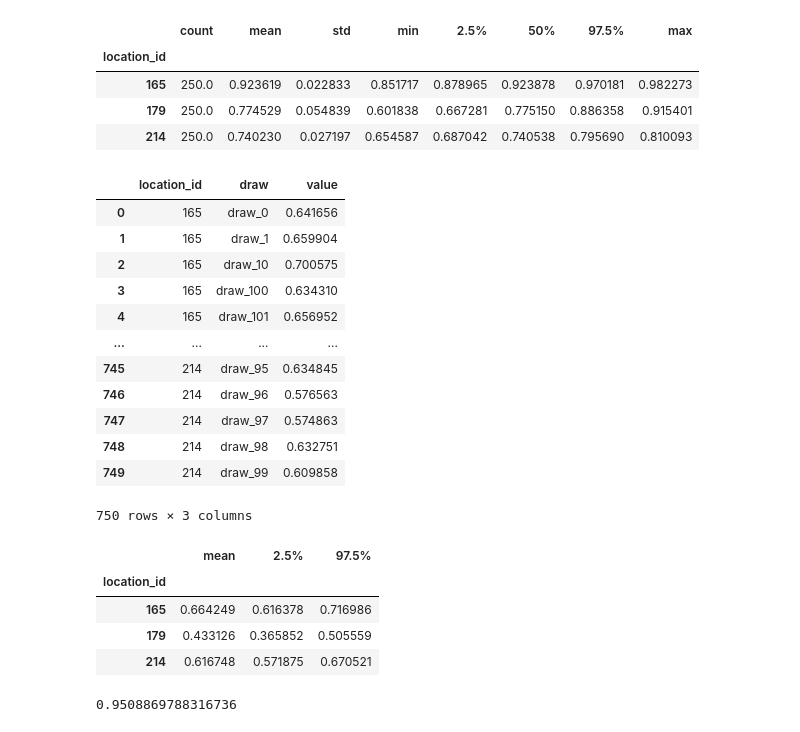
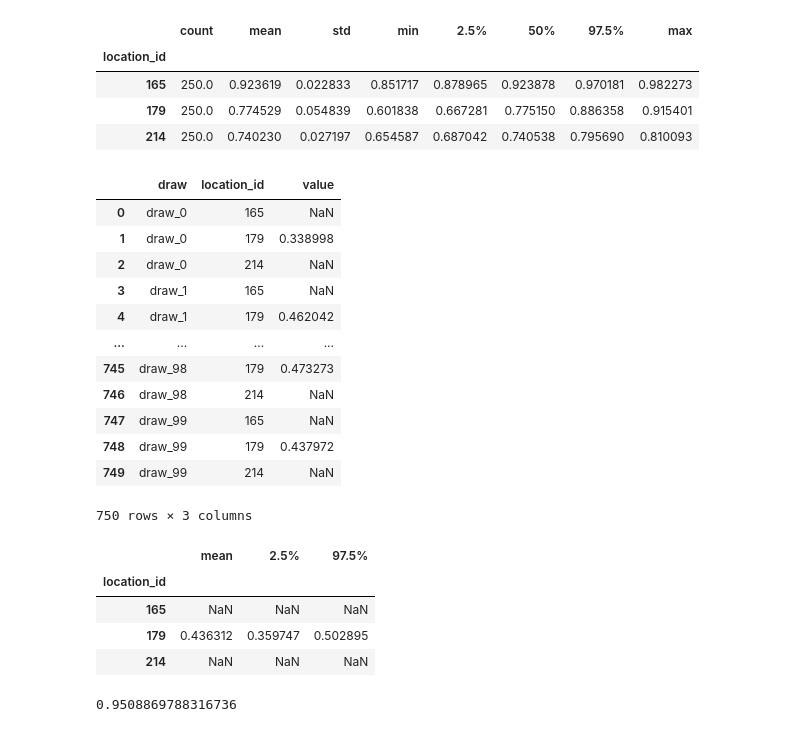
Before and after one commit to ihmeuw/vivarium_gates_mncnh, a Jupyter notebook: src/vivarium_gates_mncnh/data/ifa_mms_gestation_shifts/ifa_gestational_age_shifts.ipynb, the cells around one changed output. Saved outputs shown, nothing was run; the diff lists cells and outputs as text; code cells hidden in the pictures.

```diff
--- a/src/vivarium_gates_mncnh/data/ifa_mms_gestation_shifts/ifa_gestational_age_shifts.ipynb
+++ b/src/vivarium_gates_mncnh/data/ifa_mms_gestation_shifts/ifa_gestational_age_shifts.ipynb
@@ -68,13 +66,24 @@ def load_ifa(artifact):
 # %%
-# TODO: use artifact data (key IFA_SUPPLEMENTATION.COVERAGE)
+# use artifact data for ifa instead (key IFA_SUPPLEMENTATION.COVERAGE)
+# can skip this, if we need population level coverage of IFA, can multiply csv above and the artifact ANC
+# or choose cat2 and note the definiton - that its among ANC attendees
 
-ifa_ethiopia = art_ethiopia.load('risk_factor.iron_folic_acid_supplementation.coverage') #.stack().reset_index()
-#ifa_ethiopia["location_id"] = 179
-ifa_nigeria = art_nigeria.load('risk_factor.iron_folic_acid_supplementation.coverage') #.stack().reset_index()
+
+
+ifa_ethiopia = art_ethiopia.load('risk_factor.iron_folic_acid_supplementation.coverage').rename_axis("draw", axis=1).stack().rename("value").reset_index()
+ifa_ethiopia["location_id"] = 179
+#ifa_nigeria = art_nigeria.load('risk_factor.iron_folic_acid_supplementation.coverage').rename_axis("draw", axis=1).stack().rename("value").reset_index()
 #ifa_nigeria["location_id"] = 214
-ifa_pakistan = art_pakistan.load('risk_factor.iron_folic_acid_supplementation.coverage') #.stack().reset_index()
+#ifa_pakistan = art_pakistan.load('risk_factor.iron_folic_acid_supplementation.coverage').rename_axis("draw", axis=1).stack().rename("value").reset_index()
 #ifa_pakistan["location_id"] = 165
 
-pd.concat([ifa_ethiopia, ifa_nigeria, ifa_pakistan])
-art_ethiopia.load('risk_factor.iron_folic_acid_supplementation.coverage').reset_index(level="location_id")
+#pd.concat([ifa_ethiopia, ifa_nigeria, ifa_pakistan])
+ifa_art = ifa_ethiopia
+ifa_art = ifa_art[["location_id", "parameter", "draw", "value"]]
+ifa_art[ifa_art["parameter"] == "cat2"]
+ifa_art = ifa_art.set_index(['location_id','draw', "parameter"])
+ifa_art
+
+# one is covered (cat2) and one is uncovered
+# also could be defined among the entire population
 # %% [output]
@@ -118,3 +138,11 @@ anc_draws
 | 748 | draw_249 | 179 | 0.795187 |
 | 749 | draw_249 | 214 | 0.750475 |
 750 rows × 3 columns
+# %%
+# use artifact data for ANC1 instead (key 'covariate.antenatal_care_1_visit_coverage_proportion.estimate')
+anc_ethiopia = art_ethiopia.load('covariate.antenatal_care_1_visit_coverage_proportion.estimate').rename_axis("draw", axis=1).stack().rename("value").reset_index()
+anc_ethiopia["location_id"] = 179
+anc_art = anc_ethiopia
+anc_art = anc_art[["draw", "location_id", "value"]]
+anc_art = anc_art.set_index(list(anc_art.columns[:-1]))
+anc_art
@@ -127,30 +170,31 @@ anc_draws.groupby(['location_id'])['value'].describe(percentiles=[0.025,0.975])
 | 179 | 250.0 | 0.774529 | 0.054839 | 0.601838 | 0.667281 | 0.775150 | 0.886358 | 0.915401 |
 | 214 | 250.0 | 0.740230 | 0.027197 | 0.654587 | 0.687042 | 0.740538 | 0.795690 | 0.810093 |
 # %%
-baseline_ifa = (ifa.set_index(['location_id','draw']) * anc_draws.set_index(['location_id','draw'])).reset_index()
+# Updated to anc_art, keep ifa (not ifa_art)
+baseline_ifa = (anc_art * ifa.set_index(["draw","location_id"])).reset_index()
 baseline_ifa
 # %% [output]
-|  | location_id | draw | value |
-| 0 | 165 | draw_0 | 0.641656 |
-| 1 | 165 | draw_1 | 0.659904 |
-| 2 | 165 | draw_10 | 0.700575 |
-| 3 | 165 | draw_100 | 0.634310 |
-| 4 | 165 | draw_101 | 0.656952 |
+|  | draw | location_id | value |
+| 0 | draw_0 | 165 | NaN |
+| 1 | draw_0 | 179 | 0.338998 |
+| 2 | draw_0 | 214 | NaN |
+| 3 | draw_1 | 165 | NaN |
+| 4 | draw_1 | 179 | 0.462042 |
 | ... | ... | ... | ... |
-| 745 | 214 | draw_95 | 0.634845 |
-| 746 | 214 | draw_96 | 0.576563 |
-| 747 | 214 | draw_97 | 0.574863 |
-| 748 | 214 | draw_98 | 0.632751 |
-| 749 | 214 | draw_99 | 0.609858 |
+| 745 | draw_98 | 179 | 0.473273 |
+| 746 | draw_98 | 214 | NaN |
+| 747 | draw_99 | 165 | NaN |
+| 748 | draw_99 | 179 | 0.437972 |
+| 749 | draw_99 | 214 | NaN |
 750 rows × 3 columns
 # %%
 baseline_ifa.groupby('location_id')['value'].describe(percentiles=[0.025,0.975]).filter(['mean','2.5%','97.5%'])
 # %% [output]
 |  | mean | 2.5% | 97.5% |
 | location_id |  |  |  |
-| 165 | 0.664249 | 0.616378 | 0.716986 |
-| 179 | 0.433126 | 0.365852 | 0.505559 |
-| 214 | 0.616748 | 0.571875 | 0.670521 |
+| 165 | NaN | NaN | NaN |
+| 179 | 0.436312 | 0.359747 | 0.502895 |
+| 214 | NaN | NaN | NaN |
 # %%
 # IRA OR: 0.9 (0.86, 0.95) relative to no IFA
 # MMS RR: 0.91 (0.84, 0.99) relative to IFA... UPDATED FROM: 0.95 (0.90, 1.01) relative to IFA
```
Also changed, not shown: parts of 19 cells of this notebook, 2 other files.
